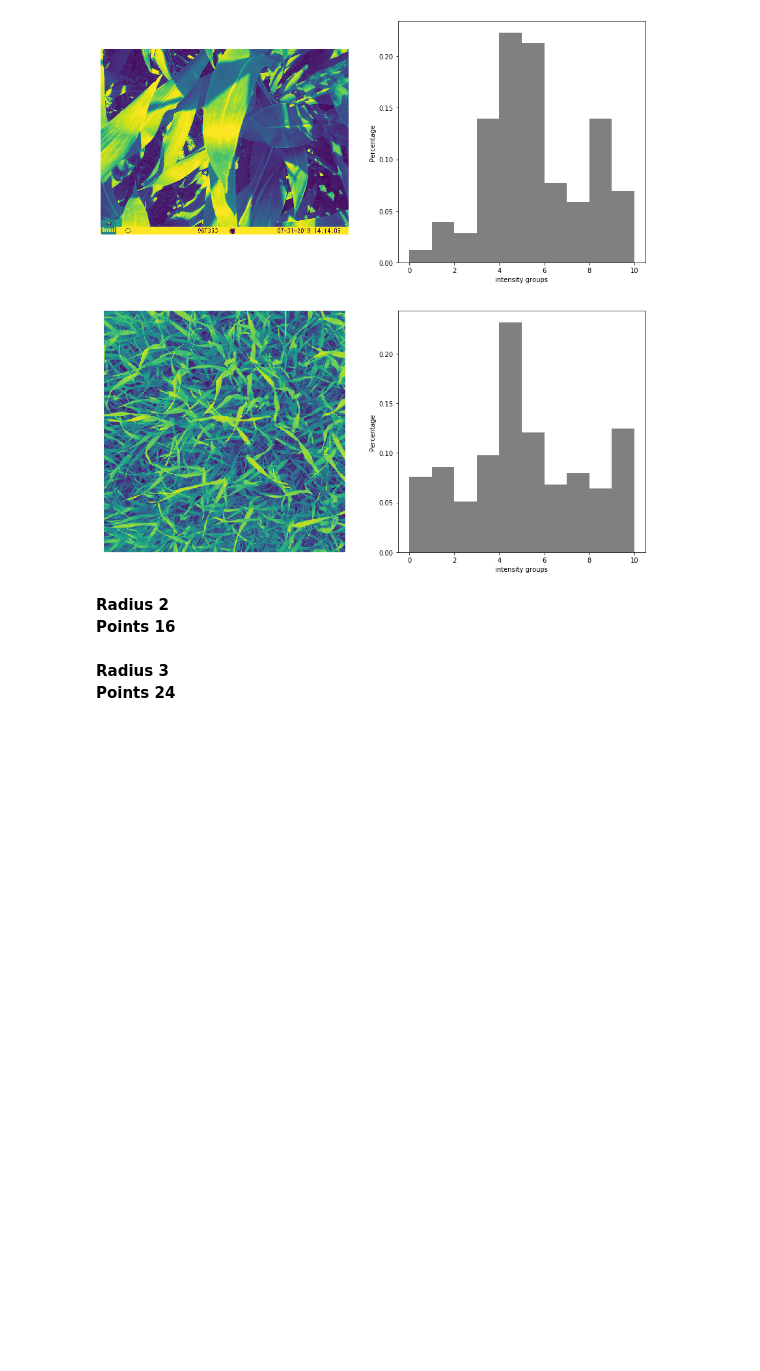
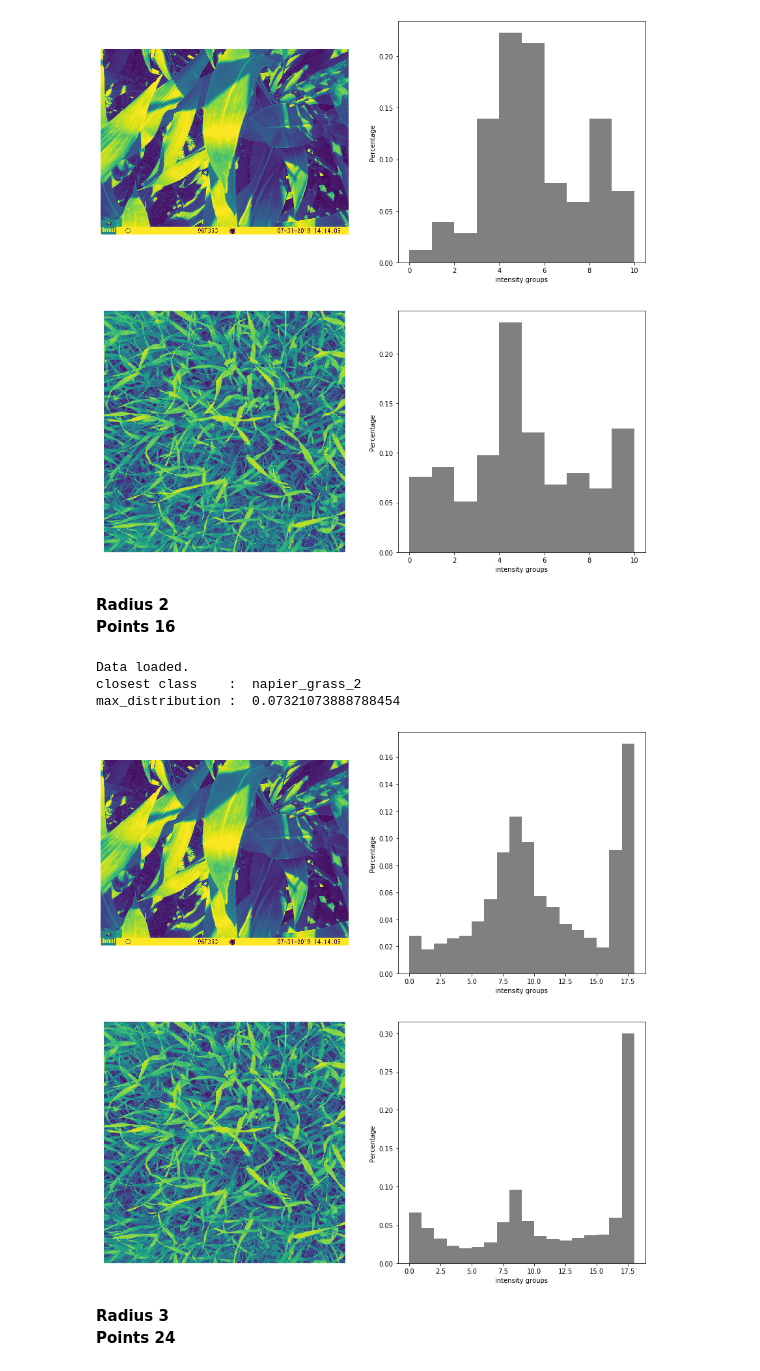
Before and after one commit to dishan3x/Lbp_Object_identification, a Jupyter notebook: Local_Binary_Pattern_Classifier.ipynb, the cells around one changed output. Drawn from its saved outputs; the diff is of its cells as text; code cells hidden in the pictures; blank space fills up the shorter version.

```diff
--- a/Local_Binary_Pattern_Classifier.ipynb
+++ b/Local_Binary_Pattern_Classifier.ipynb
@@ -210,6 +210,9 @@ original_image   = io.imread('images/testData/longleaf.jpeg',as_gray=True) # loa
 radius = 1
 point_count = 8 * radius
 method = 'uniform'
+
+# keeping track divergence
+max_scores = {}
 # %%
 # Make more image sernarios with input image
 augmented_images_stack = image_augmentation(original_image)
@@ -227,5 +230,8 @@ Data loaded
 closest_label_name,max_distribution = getClosestClass(lbp_ref_dictionary,augmented_images_stack)
 print('closest class    : ',closest_label_name)
 print('max_distribution : ',max_distribution)
+
+instance = '1_8'
+max_scores[instance] = max_distribution
 # %% [output]
 closest class    :  napier_grass_2
@@ -241,24 +247,32 @@ plotgraphs(original_image,closest_label_name,point_count, radius, method)
 # %%
 # settings for LBP
 radius = 2
 point_count = 8 * radius
 method = 'uniform'
 
 # Make more image sernarios with input image
 augmented_images_stack = image_augmentation(original_image)
 
 # Reading data
 lbp_ref_dictionary,images_ref_dictionary  = loadLabeldata()
 
-print('Data loaded')
+print('Data loaded.')
 
 # Find the closest class label
 closest_label_name,max_distribution = getClosestClass(lbp_ref_dictionary,augmented_images_stack)
 print('closest class    : ',closest_label_name)
 print('max_distribution : ',max_distribution)
 
+instance = '2_16'
+max_scores[instance] = max_distribution
+
 # plot distribution
 plotgraphs(original_image,closest_label_name,point_count, radius, method)
+# %% [output]
+Data loaded.
+closest class    :  napier_grass_2
+max_distribution :  0.07321073888788454
+[figure, added]
 # %% [markdown]
 **Radius 3**<br>
 **Points 24**
```
Also changed, not shown: parts of 5 cells of this notebook, 1 other file.
